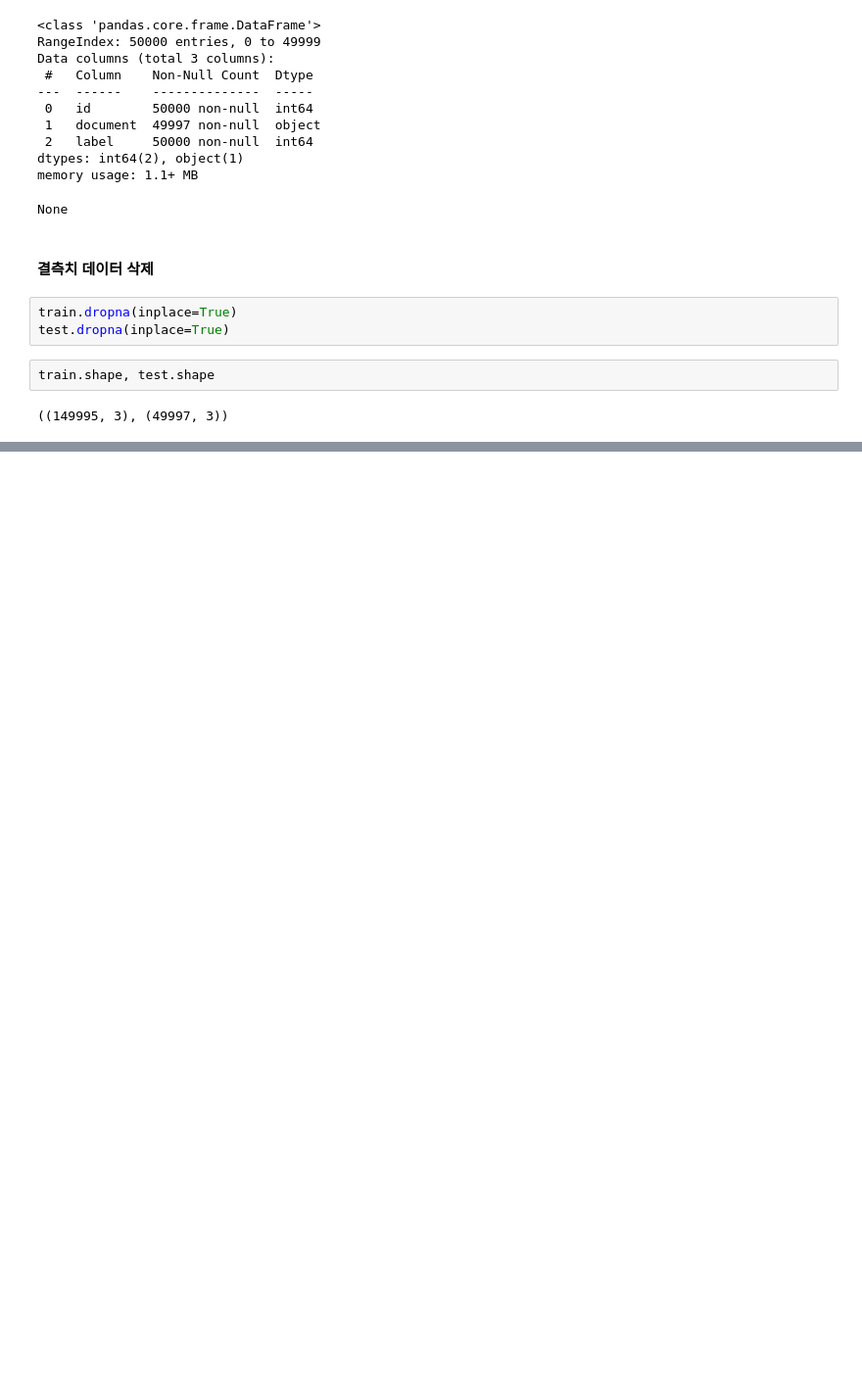
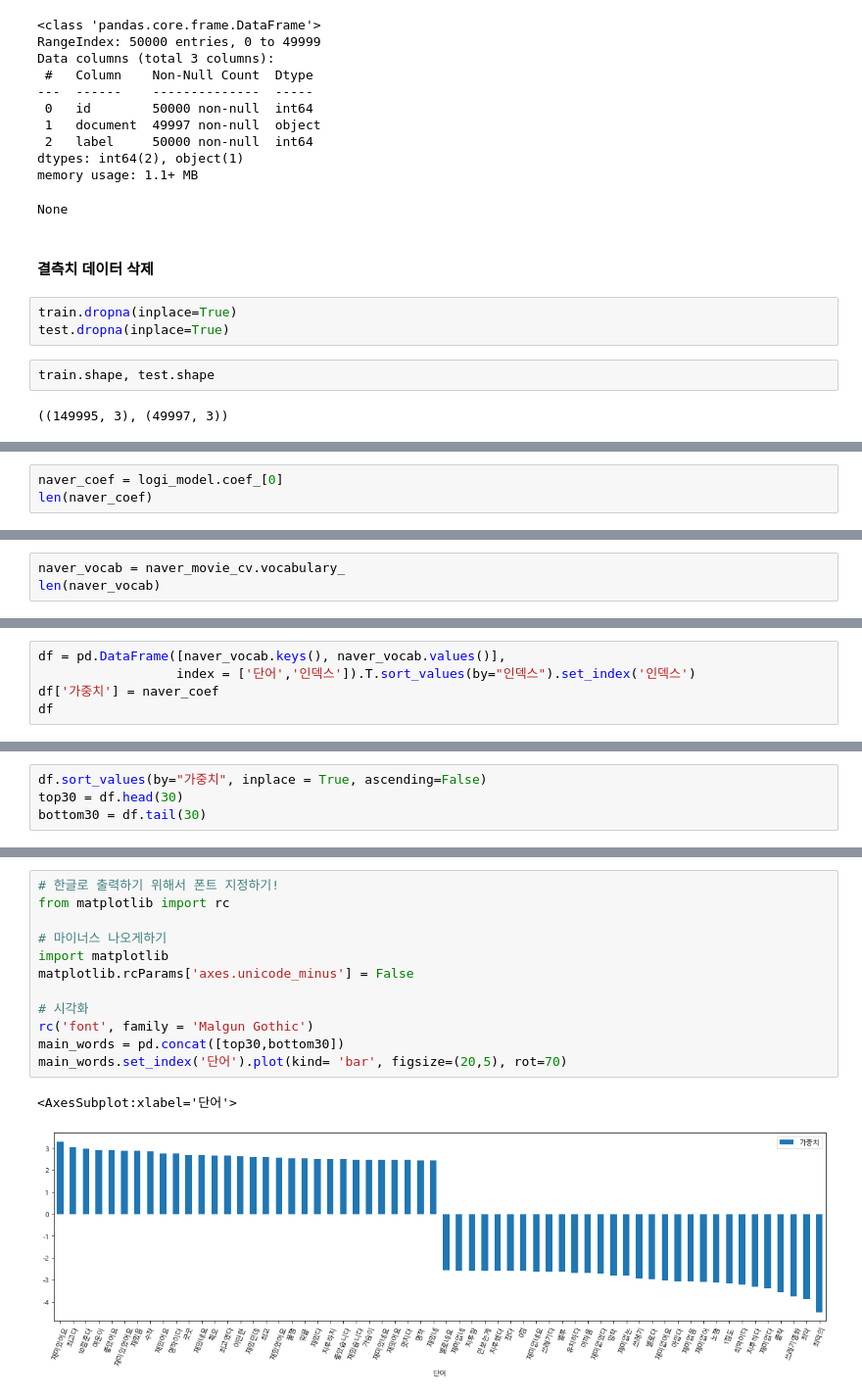
Before and after one commit to Lee-bumgi/AI_Class, a Jupyter notebook: A.Regression/22.08.01_text mining 기초.ipynb, the cells around one changed output, grey strips where cells are left out. Shown at 98% size. Cells and saved outputs as stored; diff of their text form; blank space fills up the shorter version.

Commit message:
word start

```diff
--- a/A.Regression/22.08.01_text mining 기초.ipynb
+++ b/A.Regression/22.08.01_text mining 기초.ipynb
@@ -92,0 +439,3 @@ train.shape, test.shape
+# %%
+naver_coef = logi_model.coef_[0]
+len(naver_coef)
@@ -92,0 +444,3 @@ train.shape, test.shape
+# %%
+naver_vocab = naver_movie_cv.vocabulary_
+len(naver_vocab)
@@ -92,0 +491,5 @@ train.shape, test.shape
+# %%
+df = pd.DataFrame([naver_vocab.keys(), naver_vocab.values()],
+                  index = ['단어','인덱스']).T.sort_values(by="인덱스").set_index('인덱스')
+df['가중치'] = naver_coef
+df
@@ -92,0 +513,4 @@ train.shape, test.shape
+# %%
+df.sort_values(by="가중치", inplace = True, ascending=False)
+top30 = df.head(30)
+bottom30 = df.tail(30)
@@ -92,0 +559,15 @@ train.shape, test.shape
+# %%
+# 한글로 출력하기 위해서 폰트 지정하기!
+from matplotlib import rc
+
+# 마이너스 나오게하기
+import matplotlib
+matplotlib.rcParams['axes.unicode_minus'] = False
+
+# 시각화
+rc('font', family = 'Malgun Gothic')
+main_words = pd.concat([top30,bottom30])
+main_words.set_index('단어').plot(kind= 'bar', figsize=(20,5), rot=70)
+# %% [output]
+<AxesSubplot:xlabel='단어'>
+[figure, added]
```
Also changed, not shown: parts of 62 cells of this notebook, 1 other file.
